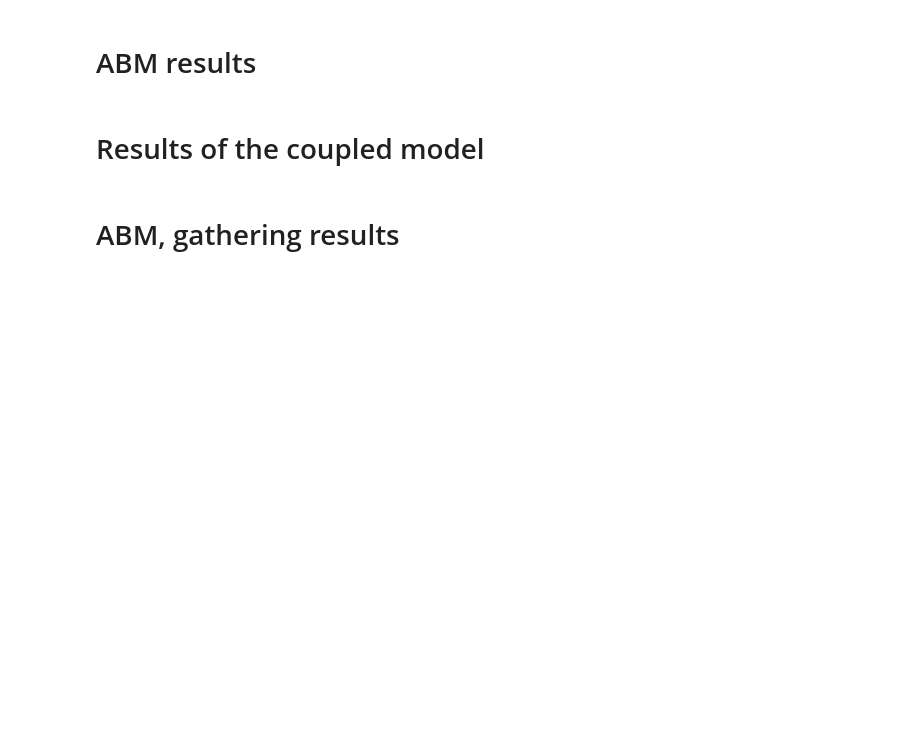
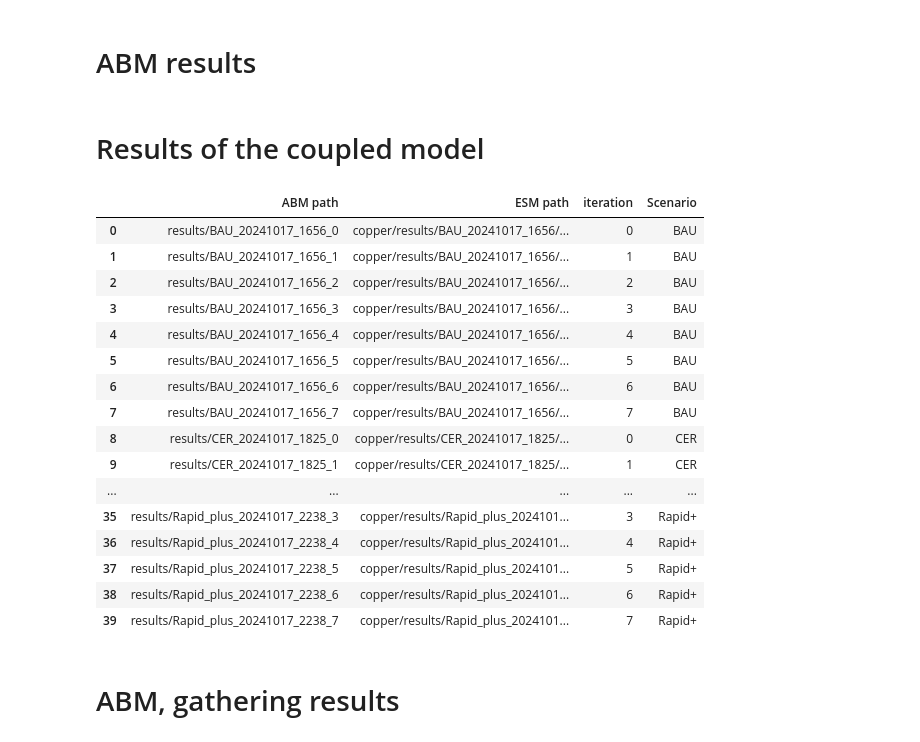
Before and after one commit to david-huck/canadopt, a Jupyter notebook: sandbox.ipynb, the cells around one changed output. Drawn from its saved outputs; the diff is of its cells as text; code cells hidden in the pictures; blank space fills up the shorter version.

```diff
--- a/sandbox.ipynb
+++ b/sandbox.ipynb
@@ -28,16 +28,16 @@
 # fig.update_layout(yaxis_title="Peak demand (MW)")
 # %%
 # zip all the results
-# from zipfile import ZipFile, ZIP_DEFLATED
-# from pathlib import Path
+from zipfile import ZipFile, ZIP_DEFLATED
+from pathlib import Path
 
-# with ZipFile(f"results_{date_str}.zip","w", compression=ZIP_DEFLATED, compresslevel=9) as zf:
-#     for path in result_df["ABM path"]:
-#         for f in path.rglob("*"):
-#             zf.write(f, f)
-#     for path in result_df["ESM path"]:
-#         for f in path.rglob("*"):
-#             zf.write(f, f)
+with ZipFile(f"results_{date_str}.zip","w", compression=ZIP_DEFLATED) as zf:
+    for path in result_df["ABM path"]:
+        for f in path.rglob("*"):
+            zf.write(f, f)
+    for path in result_df["ESM path"]:
+        for f in path.rglob("*"):
+            zf.write(f, f)
 # %%
 # from zipfile import ZipFile
 # from pathlib import Path
@@ -55,7 +55,8 @@
 # %%
 import sys
 from pathlib import Path
-sys.path.insert(0,"abetam")
+
+sys.path.insert(0, "abetam")
 from abetam.batch import BatchResult
 import numpy as np
 import pandas as pd
@@ -63,7 +64,7 @@ import seaborn as sns
 from abetam.data.canada import (
     get_beta_distributed_incomes,
     uncertain_demand_from_income_and_province,
-    get_end_use_agg_heating_share
+    get_end_use_agg_heating_share,
 )
 from abetam.components.technologies import merge_heating_techs_with_share
 from abetam.batch import transform_dict_column
@@ -75,45 +76,67 @@ from abetam.config import TECHNOLOGY_COLORS, FUEL_COLORS
 from abetam.components.technologies import Fuels
 import warnings
 import matplotlib.pyplot as plt
-warnings.filterwarnings('ignore')
+import re
+
+warnings.filterwarnings("ignore")
 
 ABM_colors = dict(TECHNOLOGY_COLORS, **FUEL_COLORS)
-ABM_colors["Subsidies"]="#4361ae"
+ABM_colors["Subsidies"] = "#4361ae"
 ABM_colors["Appliances"] = "#7575ab"
 ABM_colors["Retrofits"] = "#ff6b6b"
 
 ALL_COLORS = IDEA_COLORS.copy()
 ALL_COLORS.update(ABM_colors)
-ALL_COLORS["FOM"] ='#ab63fa'
+ALL_COLORS["FOM"] = "#ab63fa"
 ALL_COLORS["Invest"] = "#19d3f3"
-ALL_COLORS["Storage Invest"] = '#FF6692'
+ALL_COLORS["Storage Invest"] = "#FF6692"
 ALL_COLORS["Storage OM"] = "#B6E880"
 ALL_COLORS["VOM"] = "#FF97FF"
-ALL_COLORS["Hydro"] = '#a6cee3'
-ALL_COLORS["Fuels"] = '#FFA15A'
-ALL_COLORS["Electricity (HOEP)"] = '#F2A300'
-ALL_COLORS["Electricity (GA)"] = '#F27900'
+ALL_COLORS["Hydro"] = "#a6cee3"
+ALL_COLORS["Fuels"] = "#FFA15A"
+ALL_COLORS["Electricity (HOEP)"] = "#F2A300"
+ALL_COLORS["Electricity (GA)"] = "#F27900"
+
 
 def copper_result_dir(abm_result_dir: Path):
-    scen_date, iteration = abm_result_dir.stem.rsplit("_",1)
+    scen_date, iteration = abm_result_dir.stem.rsplit("_", 1)
     result_dirs = list(Path(f"copper/results/{scen_date}").iterdir())
     result_dirs = sorted(result_dirs)
     return result_dirs[int(iteration)]
 
+
 abm_result_dirs = Path("results").iterdir()
-date_str = "20240903"
-abm_result_dirs = [d for d in abm_result_dirs if date_str in d.name]
-# abm_result_dirs
+date_str = "20241017_(1|2)"
+abm_result_dirs = list(filter(lambda d: re.findall(date_str, d.name), abm_result_dirs))
+
 result_df = pd.DataFrame(list([(d, copper_result_dir(d)) for d in sorted(abm_result_dirs)]), columns=["ABM path", "ESM path"])
 result_df["iteration"] = result_df["ABM path"].apply( lambda p: p.stem.rsplit("_",1)[-1]).astype(int)
 
 result_df["Scenario"] = result_df["ABM path"].apply( lambda p: p.stem.split("_",1)[0])
 
 scen_mod = result_df["ABM path"].apply(lambda p: "+" if "_plus" in p.stem else "")
 
 result_df["Scenario"] = result_df["Scenario"] + scen_mod
 
 result_df
+# %% [output]
+|  | ABM path | ESM path | iteration | Scenario |
+| 0 | results/BAU_20241017_1656_0 | copper/results/BAU_20241017_1656/... | 0 | BAU |
+| 1 | results/BAU_20241017_1656_1 | copper/results/BAU_20241017_1656/... | 1 | BAU |
+| 2 | results/BAU_20241017_1656_2 | copper/results/BAU_20241017_1656/... | 2 | BAU |
+| 3 | results/BAU_20241017_1656_3 | copper/results/BAU_20241017_1656/... | 3 | BAU |
+| 4 | results/BAU_20241017_1656_4 | copper/results/BAU_20241017_1656/... | 4 | BAU |
+| 5 | results/BAU_20241017_1656_5 | copper/results/BAU_20241017_1656/... | 5 | BAU |
+| 6 | results/BAU_20241017_1656_6 | copper/results/BAU_20241017_1656/... | 6 | BAU |
+| 7 | results/BAU_20241017_1656_7 | copper/results/BAU_20241017_1656/... | 7 | BAU |
+| 8 | results/CER_20241017_1825_0 | copper/results/CER_20241017_1825/... | 0 | CER |
+| 9 | results/CER_20241017_1825_1 | copper/results/CER_20241017_1825/... | 1 | CER |
+| ... | ... | ... | ... | ... |
+| 35 | results/Rapid_plus_20241017_2238_3 | copper/results/Rapid_plus_2024101... | 3 | Rapid+ |
+| 36 | results/Rapid_plus_20241017_2238_4 | copper/results/Rapid_plus_2024101... | 4 | Rapid+ |
+| 37 | results/Rapid_plus_20241017_2238_5 | copper/results/Rapid_plus_2024101... | 5 | Rapid+ |
+| 38 | results/Rapid_plus_20241017_2238_6 | copper/results/Rapid_plus_2024101... | 6 | Rapid+ |
+| 39 | results/Rapid_plus_20241017_2238_7 | copper/results/Rapid_plus_2024101... | 7 | Rapid+ |
 # %% [markdown]
 # ABM, gathering results
 # %%
```
